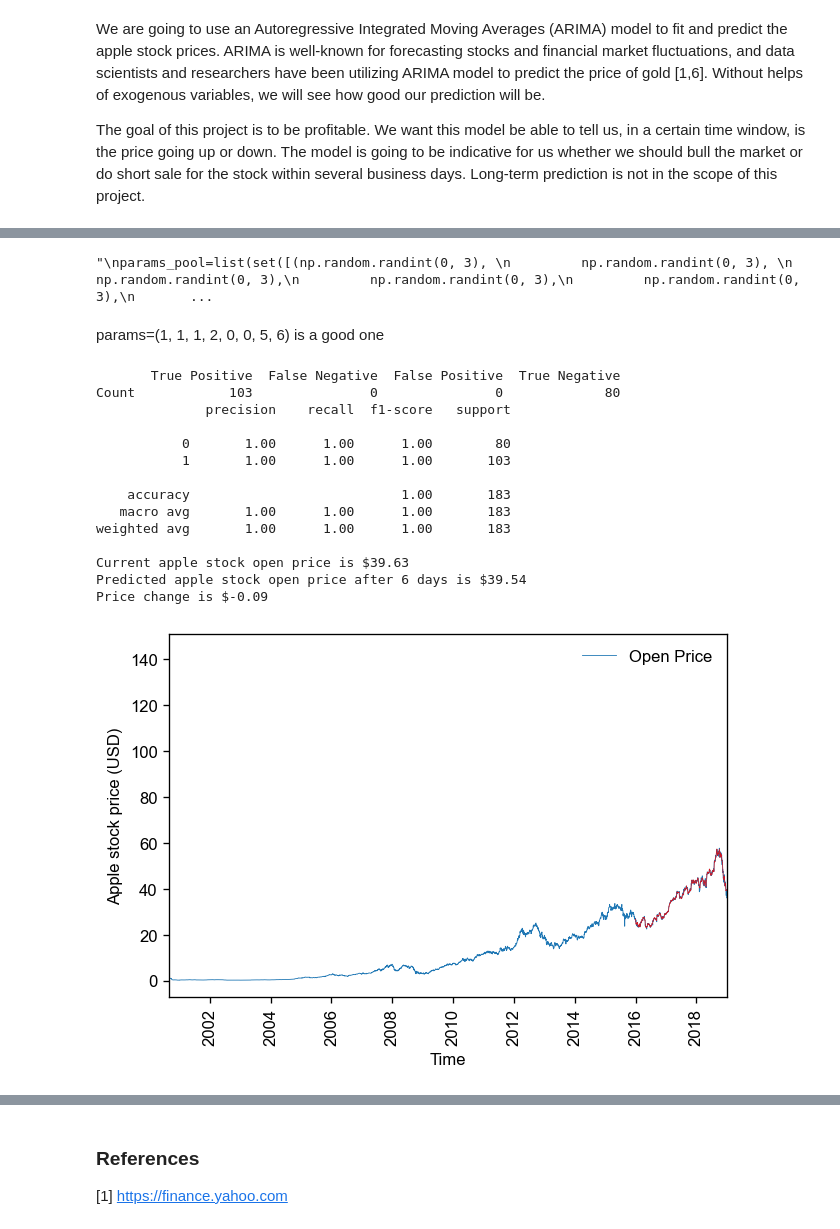
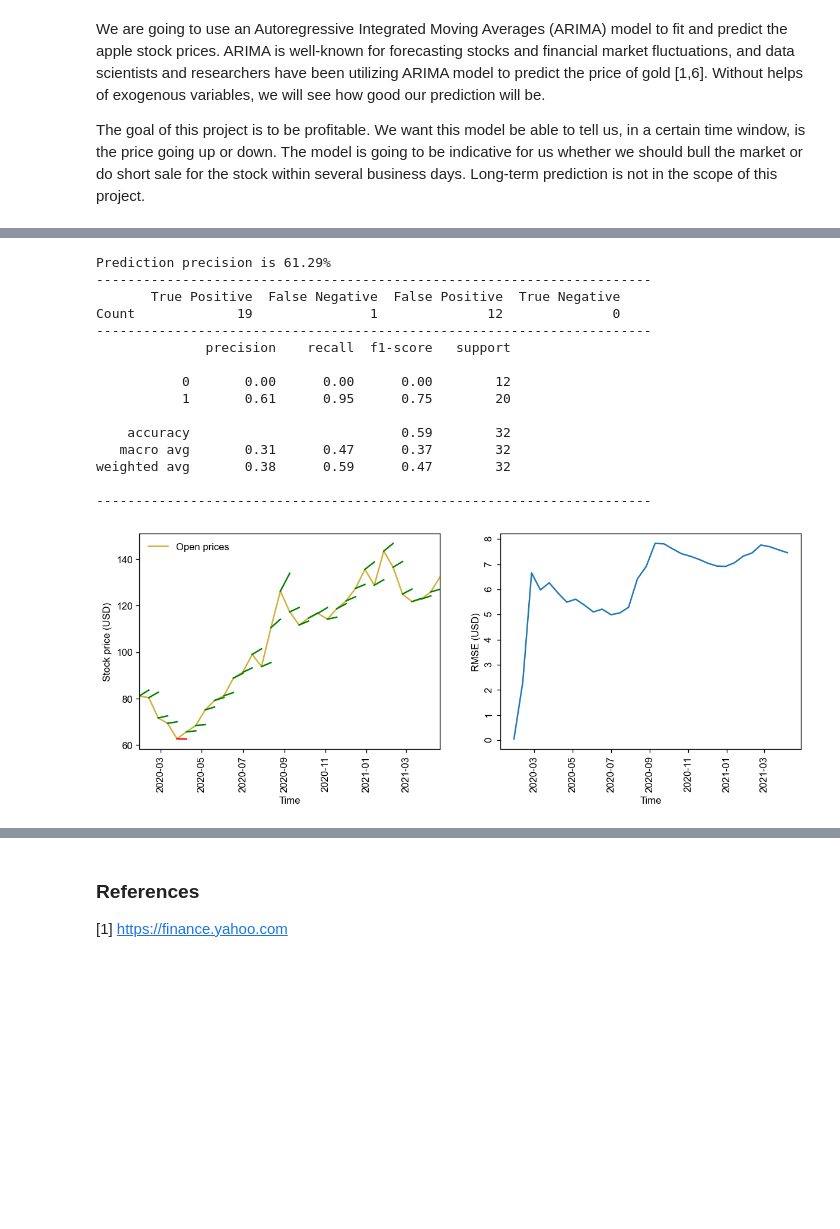
Before and after one commit to corrimare/stock, a Jupyter notebook: apple.ipynb, the cells around one changed output, grey strips where cells are left out. Cells and saved outputs as stored; diff of their text form; code cells hidden in the pictures; blank space fills up the shorter version.

```diff
--- a/apple.ipynb
+++ b/apple.ipynb
@@ -262,14 +262,13 @@ The goal of this project is to be profitable. We want this model be able to tell
 ####################################################
 # Fill missing dates
 ####################################################
-Y=apple[['open']]
+Y=apple[['open']].loc[pd.to_datetime("2015", format='%Y'):]
 Y=Y.resample('D').ffill()
-Y.tail()
 ###############################################
 # Train-test split
 ###############################################
-y_train=Y.loc[Y.index<pd.to_datetime("2018", format='%Y')]
-y_test=Y.loc[Y.index>=pd.to_datetime("2018", format='%Y')]
+y_train=Y.loc[Y.index<pd.to_datetime("2020", format='%Y')]
+y_test=Y.loc[Y.index>=pd.to_datetime("2020", format='%Y')]
 print(y_train.shape)
 print(y_test.shape)
 # %% [output]
@@ -314,31 +320,48 @@ results.sort_values(by=['mean precision', 'mean RMSE'], ascending=[False, True])
 # %%
 ######################################
 # Apply the best model on test data
 ######################################
-test_prices_sarimax=sarimax_predict(y_train, y_test, params=(1, 1, 2, 3, 0, 0, 7, 1))
+test_prices_sarimax=sarimax_predict(y_train, y_test, params=(2, 2, 1, 0, 1, 2, 7, 5, 14))
 print('Prediction precision is {:.2f}%'.format(precision(test_prices_sarimax)*100))
 ##############################################
 # Plot predict result on test set
 ##############################################
 report(test_prices_sarimax)
 fig, (ax1, ax2)=plt.subplots(1, 2, figsize=(12, 4))
 open_prices=pd.Series([ele.open_price for ele in test_prices_sarimax],
                       index=[ele.datetime for ele in test_prices_sarimax]).iloc[1:]
 predicted_prices=pd.Series([ele.predicted_open_price for ele in test_prices_sarimax],
                            index=[ele.predicted_datetime for ele in test_prices_sarimax]).iloc[:-1]
 _=ax1.plot(open_prices,
         label='Open prices', c=(212/255, 175/255, 55/255))
 _=plot_predicted_prices(test_prices_sarimax, ax1)
 for tick in ax1.get_xticklabels():
     tick.set_rotation(90)
 _=ax1.set_xlabel('Time')
 _=ax1.set_ylabel('Stock price (USD)')
 _=ax1.legend(frameon=False)
 _=ax1.set_xlim([open_prices.index[0], open_prices.index[-1]])
 _=ax2.plot(RMSET(test_prices_sarimax))
 _=ax2.tick_params(labelrotation=90)
 _=ax2.set_ylabel('RMSE (USD)')
 for tick in ax2.get_xticklabels():
     tick.set_rotation(90)
 _=ax2.set_xlabel('Time')
 plt.show()
+# %% [output]
+Prediction precision is 61.29%
+-----------------------------------------------------------------------
+       True Positive  False Negative  False Positive  True Negative
+Count             19               1              12              0
+-----------------------------------------------------------------------
+              precision    recall  f1-score   support
+
+           0       0.00      0.00      0.00        12
+           1       0.61      0.95      0.75        20
+
+    accuracy                           0.59        32
+   macro avg       0.31      0.47      0.37        32
+weighted avg       0.38      0.59      0.47        32
+
+-----------------------------------------------------------------------
+[figure, added]
@@ -384,24 +367,0 @@ def loss(y_train, y_validation, params):
-# %%
-########################################
-# Random search hyperparameter tuning
-########################################
-"""
-params_pool=list(set([(np.random.randint(0, 3),
-         np.random.randint(0, 3),
-         np.random.randint(0, 3),
-         np.random.randint(0, 3),
-         np.random.randint(0, 3),
-         np.random.randint(0, 3),
-         np.random.randint(0, 8),
-         np.random.randint(0, 8)) for i in range(10)]))
-params_list=[]
-f1_score=[]
-for params in params_pool:
-    params_list.append(params)
-    f1_score.append(loss(y_train, y_validation, params))
-results=pd.DataFrame({'params': params_list, 'f1_score': f1_score}).sort_values('f1_score', ascending=False)
-results.head() """
-# %% [output]
-"\nparams_pool=list(set([(np.random.randint(0, 3), \n         np.random.randint(0, 3), \n         np.random.randint(0, 3),\n         np.random.randint(0, 3),\n         np.random.randint(0, 3),\n       ...
-# %% [markdown]
-params=(1, 1, 1, 2, 0, 0, 5, 6) is a good one
@@ -467,22 +367,0 @@ def prediction(Y, y_train, y_test, params, start_time=Y.index[0]):
-# %%
-########################################
-# Test on the validate set
-########################################
-params=(1, 1, 1, 2, 0, 0, 5, 6)
-_=prediction(Y, y_train, y_validation, params, start_time=Y.index[0])
-# %% [output]
-       True Positive  False Negative  False Positive  True Negative
-Count            103               0               0             80
-              precision    recall  f1-score   support
-
-           0       1.00      1.00      1.00        80
-           1       1.00      1.00      1.00       103
-
-    accuracy                           1.00       183
-   macro avg       1.00      1.00      1.00       183
-weighted avg       1.00      1.00      1.00       183
-
-Current apple stock open price is $39.63
-Predicted apple stock open price after 6 days is $39.54
-Price change is $-0.09
-[figure, removed]
```
Also changed, not shown: parts of 17 cells of this notebook.
